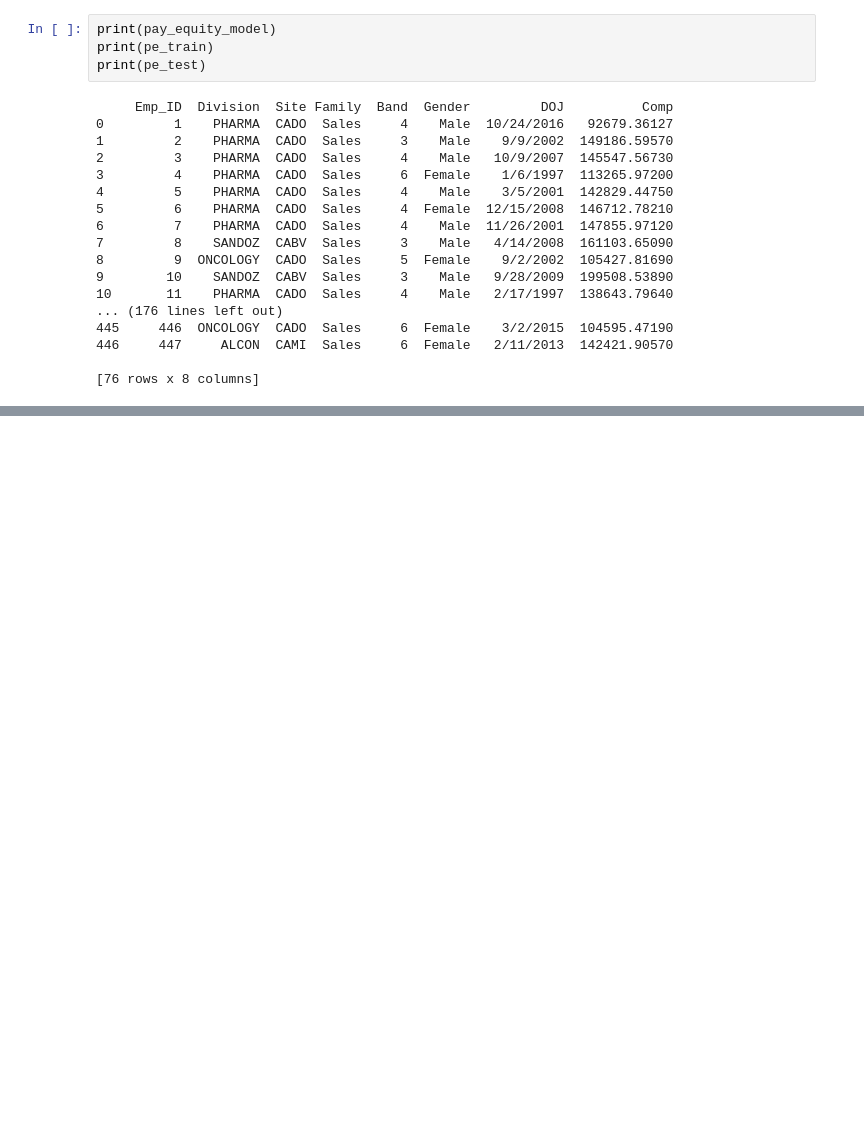
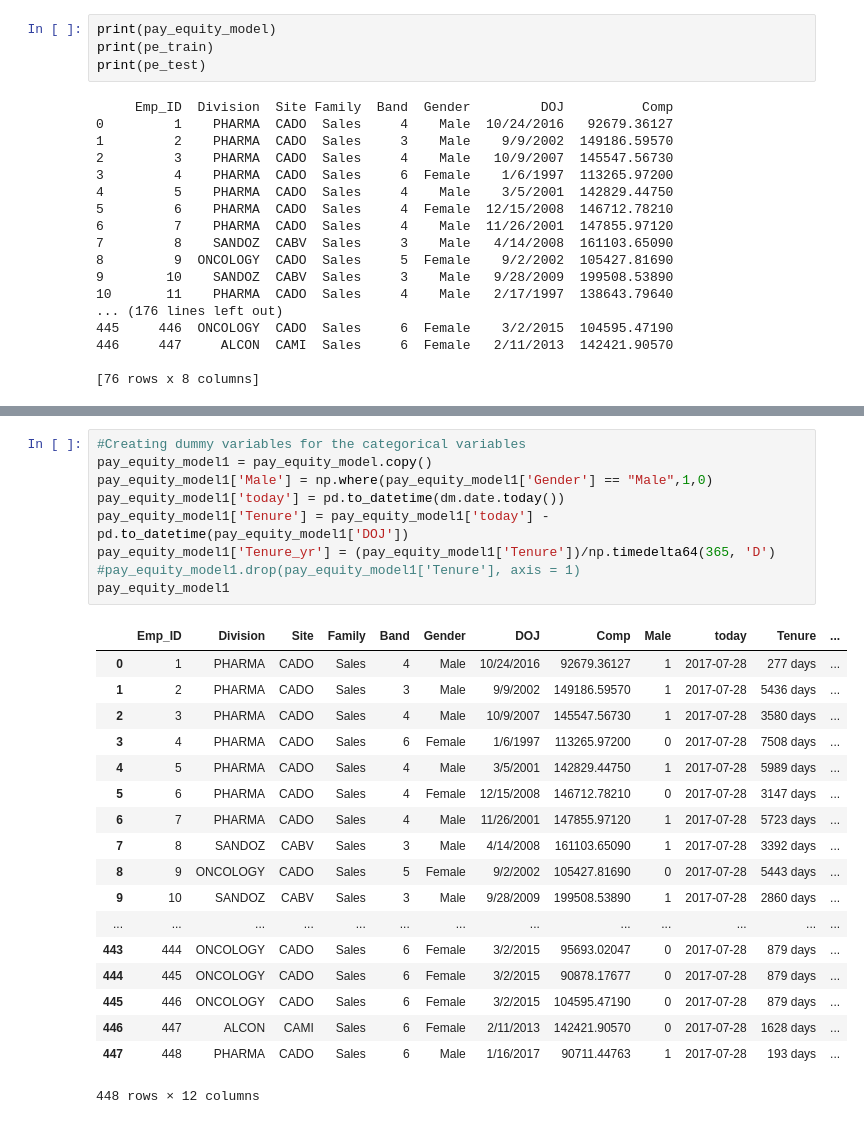
Before and after one commit to MonicaJain16/Python, a Jupyter notebook: Basic Statistics.ipynb, the cells around one changed output, grey strips where cells are left out. Drawn from its saved outputs; the diff is of its cells as text; blank space fills up the shorter version.

```diff
--- a/Basic Statistics.ipynb
+++ b/Basic Statistics.ipynb
@@ -126,0 +135,28 @@ ValueError: Pandas data cast to numpy dtype of object. Check input data with np.
+# %%
+#Creating dummy variables for the categorical variables
+pay_equity_model1 = pay_equity_model.copy()
+pay_equity_model1['Male'] = np.where(pay_equity_model1['Gender'] == "Male",1,0)
+pay_equity_model1['today'] = pd.to_datetime(dm.date.today())
+pay_equity_model1['Tenure'] = pay_equity_model1['today'] - pd.to_datetime(pay_equity_model1['DOJ'])
+pay_equity_model1['Tenure_yr'] = (pay_equity_model1['Tenure'])/np.timedelta64(365, 'D')
+#pay_equity_model1.drop(pay_equity_model1['Tenure'], axis = 1)
+pay_equity_model1
+# %% [output]
+|  | Emp_ID | Division | Site | Family | Band | Gender | DOJ | Comp | Male | today | Tenure | ... |
+| 0 | 1 | PHARMA | CADO | Sales | 4 | Male | 10/24/2016 | 92679.36127 | 1 | 2017-07-28 | 277 days | ... |
+| 1 | 2 | PHARMA | CADO | Sales | 3 | Male | 9/9/2002 | 149186.59570 | 1 | 2017-07-28 | 5436 days | ... |
+| 2 | 3 | PHARMA | CADO | Sales | 4 | Male | 10/9/2007 | 145547.56730 | 1 | 2017-07-28 | 3580 days | ... |
+| 3 | 4 | PHARMA | CADO | Sales | 6 | Female | 1/6/1997 | 113265.97200 | 0 | 2017-07-28 | 7508 days | ... |
+| 4 | 5 | PHARMA | CADO | Sales | 4 | Male | 3/5/2001 | 142829.44750 | 1 | 2017-07-28 | 5989 days | ... |
+| 5 | 6 | PHARMA | CADO | Sales | 4 | Female | 12/15/2008 | 146712.78210 | 0 | 2017-07-28 | 3147 days | ... |
+| 6 | 7 | PHARMA | CADO | Sales | 4 | Male | 11/26/2001 | 147855.97120 | 1 | 2017-07-28 | 5723 days | ... |
+| 7 | 8 | SANDOZ | CABV | Sales | 3 | Male | 4/14/2008 | 161103.65090 | 1 | 2017-07-28 | 3392 days | ... |
+| 8 | 9 | ONCOLOGY | CADO | Sales | 5 | Female | 9/2/2002 | 105427.81690 | 0 | 2017-07-28 | 5443 days | ... |
+| 9 | 10 | SANDOZ | CABV | Sales | 3 | Male | 9/28/2009 | 199508.53890 | 1 | 2017-07-28 | 2860 days | ... |
+| ... | ... | ... | ... | ... | ... | ... | ... | ... | ... | ... | ... | ... |
+| 443 | 444 | ONCOLOGY | CADO | Sales | 6 | Female | 3/2/2015 | 95693.02047 | 0 | 2017-07-28 | 879 days | ... |
+| 444 | 445 | ONCOLOGY | CADO | Sales | 6 | Female | 3/2/2015 | 90878.17677 | 0 | 2017-07-28 | 879 days | ... |
+| 445 | 446 | ONCOLOGY | CADO | Sales | 6 | Female | 3/2/2015 | 104595.47190 | 0 | 2017-07-28 | 879 days | ... |
+| 446 | 447 | ALCON | CAMI | Sales | 6 | Female | 2/11/2013 | 142421.90570 | 0 | 2017-07-28 | 1628 days | ... |
+| 447 | 448 | PHARMA | CADO | Sales | 6 | Male | 1/16/2017 | 90711.44763 | 1 | 2017-07-28 | 193 days | ... |
+448 rows × 12 columns
```
Also changed, not shown: parts of 6 cells of this notebook, 1 other file.
